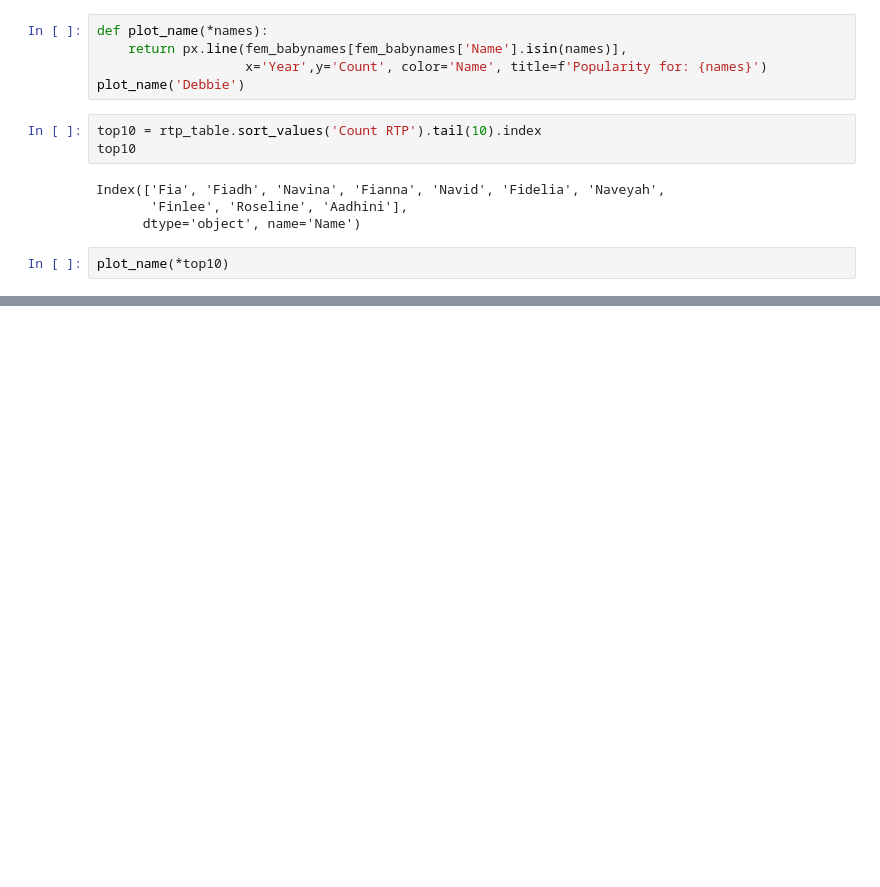
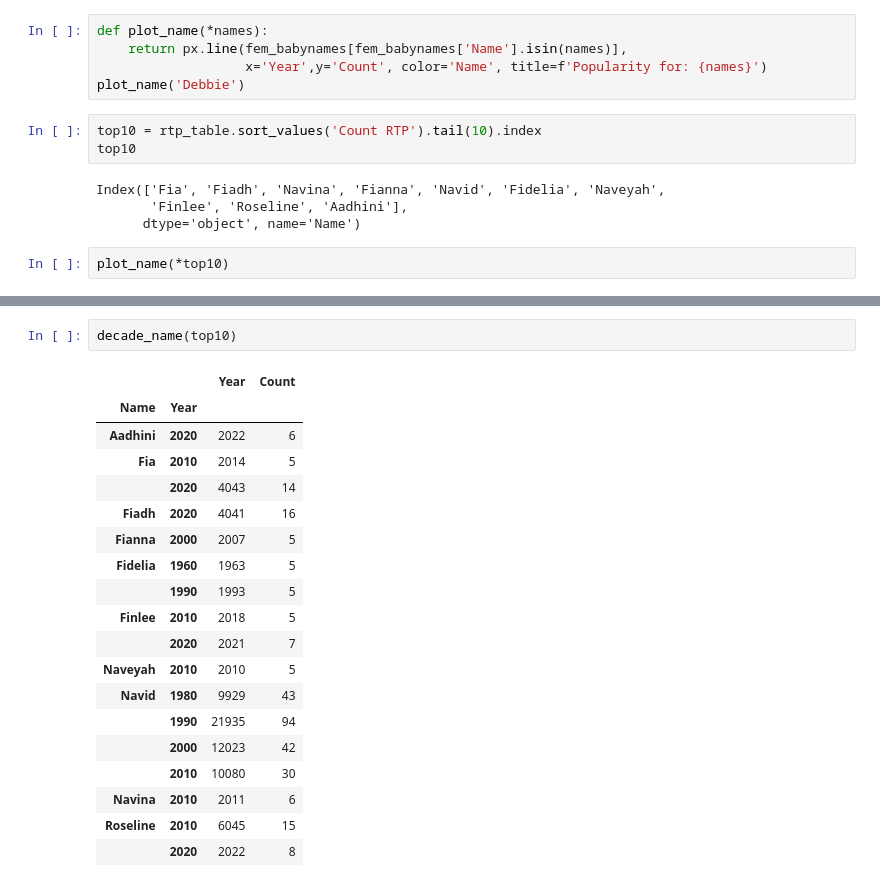
Before and after one commit to rauldgarcia/Data_analysis, a Jupyter notebook: CLASS 1/class_5.ipynb, the cells around one changed output, grey strips where cells are left out. Drawn from its saved outputs; the diff is of its cells as text; blank space fills up the shorter version.

```diff
--- a/CLASS 1/class_5.ipynb
+++ b/CLASS 1/class_5.ipynb
@@ -685,0 +721,22 @@ y volver a generar la grafica anterior una vez eliminados esos datos
+# %%
+decade_name(top10)
+# %% [output]
+|  |  | Year | Count |
+| Name | Year |  |  |
+| Aadhini | 2020 | 2022 | 6 |
+| Fia | 2010 | 2014 | 5 |
+|  | 2020 | 4043 | 14 |
+| Fiadh | 2020 | 4041 | 16 |
+| Fianna | 2000 | 2007 | 5 |
+| Fidelia | 1960 | 1963 | 5 |
+|  | 1990 | 1993 | 5 |
+| Finlee | 2010 | 2018 | 5 |
+|  | 2020 | 2021 | 7 |
+| Naveyah | 2010 | 2010 | 5 |
+| Navid | 1980 | 9929 | 43 |
+|  | 1990 | 21935 | 94 |
+|  | 2000 | 12023 | 42 |
+|  | 2010 | 10080 | 30 |
+| Navina | 2010 | 2011 | 6 |
+| Roseline | 2010 | 6045 | 15 |
+|  | 2020 | 2022 | 8 |
```
Also changed, not shown: parts of 23 cells of this notebook.
